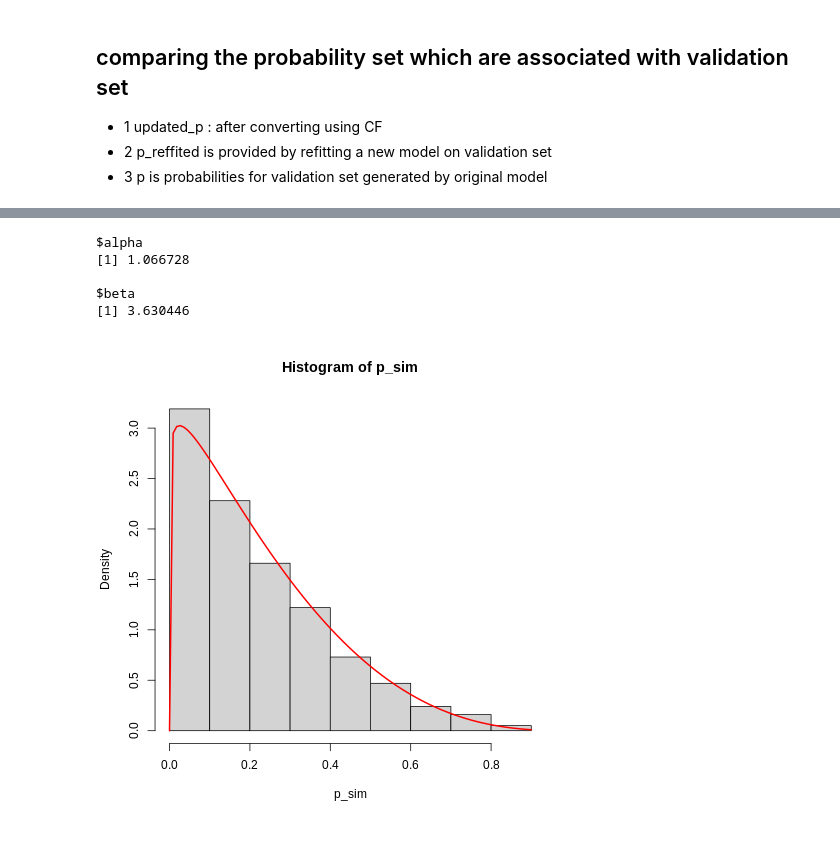
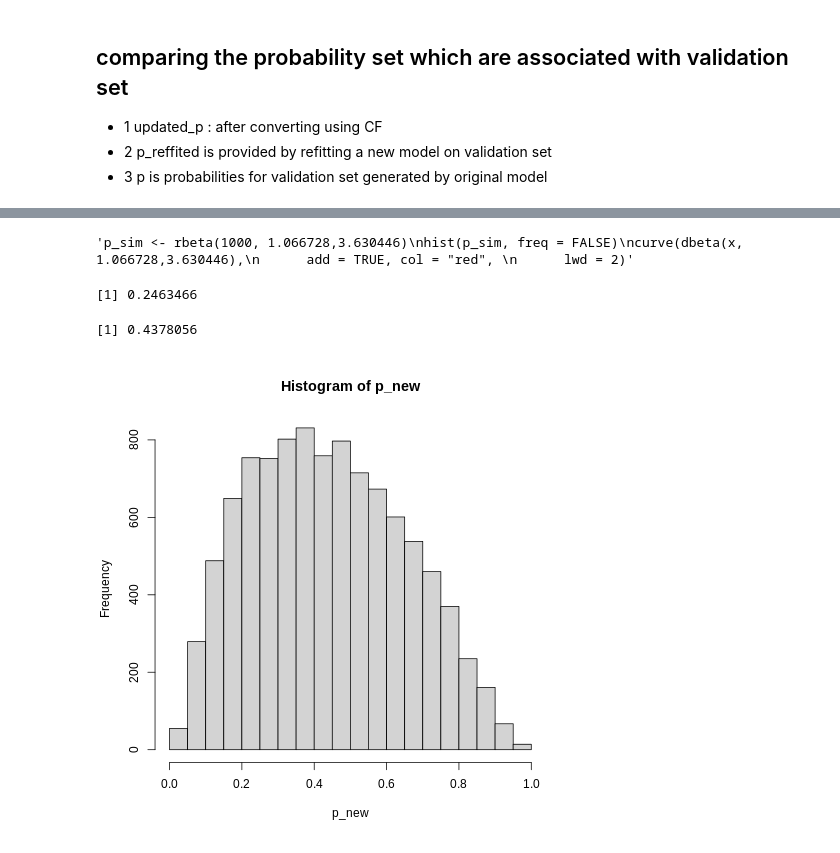
Before and after one commit to tavakohr/SRShiny, a Jupyter notebook: calibration.ipynb, the cells around one changed output, grey strips where cells are left out. Drawn from its saved outputs; the diff is of its cells as text; code cells hidden in the pictures.

```diff
--- a/calibration.ipynb
+++ b/calibration.ipynb
@@ -175,18 +180,39 @@ mean(p_reffited)
 # %%
-%%R
-beta_params(0.2271, 0.1755256)
+#%%R
+#beta_params(0.2271, 0.1755256)
-# %% [output]
-$alpha
-[1] 1.066728
-
-$beta
-[1] 3.630446
 # %%
-%%R
-p_sim <- rbeta(1000, 1.066728,3.630446)
+#%%R
+'''p_sim <- rbeta(1000, 1.066728,3.630446)
 hist(p_sim, freq = FALSE)
 curve(dbeta(x,  1.066728,3.630446),
       add = TRUE, col = "red",
-      lwd = 2)
+      lwd = 2)'''
 # %% [output]
-[figure, removed]
+'p_sim <- rbeta(1000, 1.066728,3.630446)\nhist(p_sim, freq = FALSE)\ncurve(dbeta(x,  1.066728,3.630446),\n      add = TRUE, col = "red", \n      lwd = 2)'
+# %%
+%%R
+# k=Mohsen's correction factor
+# mu comes from the validation set refitted model
+# var also comes from validation set refitted model
+
+mu=mean(p_reffited)
+var=sd(p_reffited)
+var
+#https://www.wolframalpha.com/input/?i=k%2F%281%2Bk%29%2B%281-+k%29k%2F%281-%28%281-k%29%29%2F2%29%5E3*0.2463466%3D0.2238
+#k≈0.0997759
+# %% [output]
+[1] 0.2463466
+# %%
+%%R
+or_new<-0.0997759
+
+odds <- p_original/(1-p_original) * or_new
+p_new<-odds/(1+odds)
+mean(p_new)
+# %% [output]
+[1] 0.4378056
+# %%
+%%R
+hist(p_new)
+# %% [output]
+[figure, added]
```
Also changed, not shown: parts of 20 cells of this notebook.
